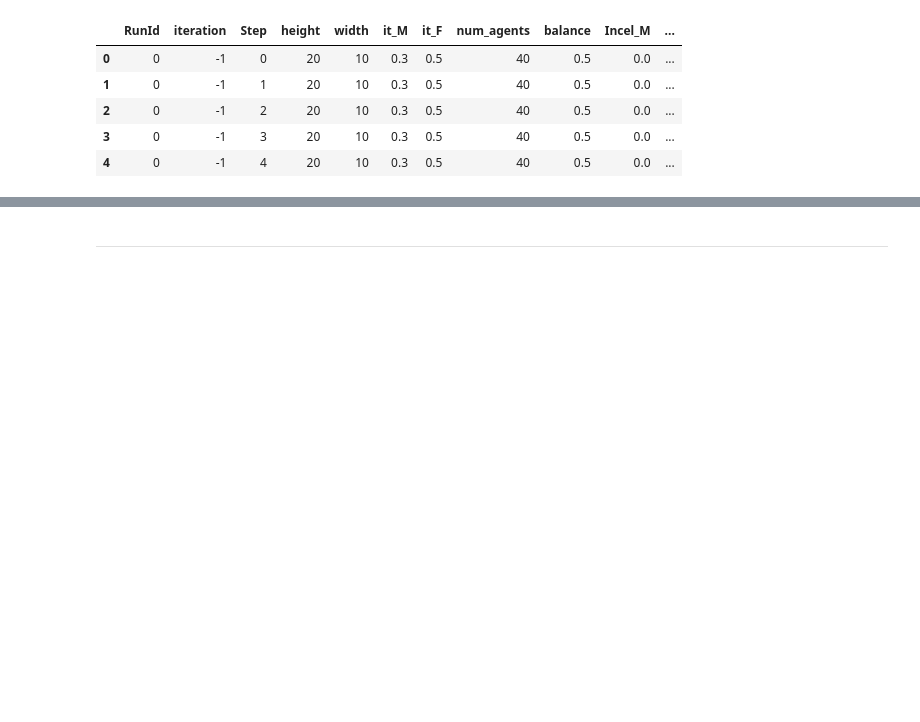
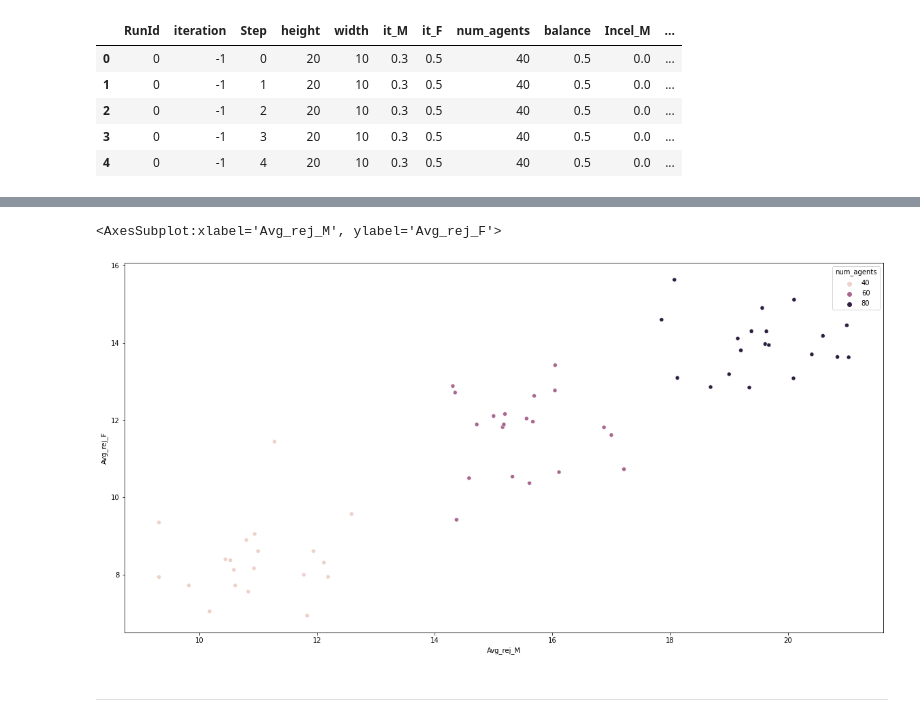
Before and after one commit to LeData/ABM_learning, a Jupyter notebook: testing.ipynb, the cells around one changed output, grey strips where cells are left out. Drawn from its saved outputs; the diff is of its cells as text; code cells hidden in the pictures; blank space fills up the shorter version.

```diff
--- a/testing.ipynb
+++ b/testing.ipynb
@@ -103,3 +108,9 @@ sns.scatterplot(data=plot_df_s, x="Incel_M", y="Incel_F", hue="num_agents")
+# %%
+plot_df_s = df_s.groupby(parameters).agg({"Avg_rej_F": max, "Avg_rej_M": max}).reset_index().drop("iteration", axis=1)
+sns.scatterplot(data=plot_df_s, x="Avg_rej_M", y="Avg_rej_F", hue="num_agents")
+# %% [output]
+<AxesSubplot:xlabel='Avg_rej_M', ylabel='Avg_rej_F'>
+[figure, added]
 # %% [markdown]
 ---
 # %%
```
Also changed, not shown: parts of 3 cells of this notebook.
